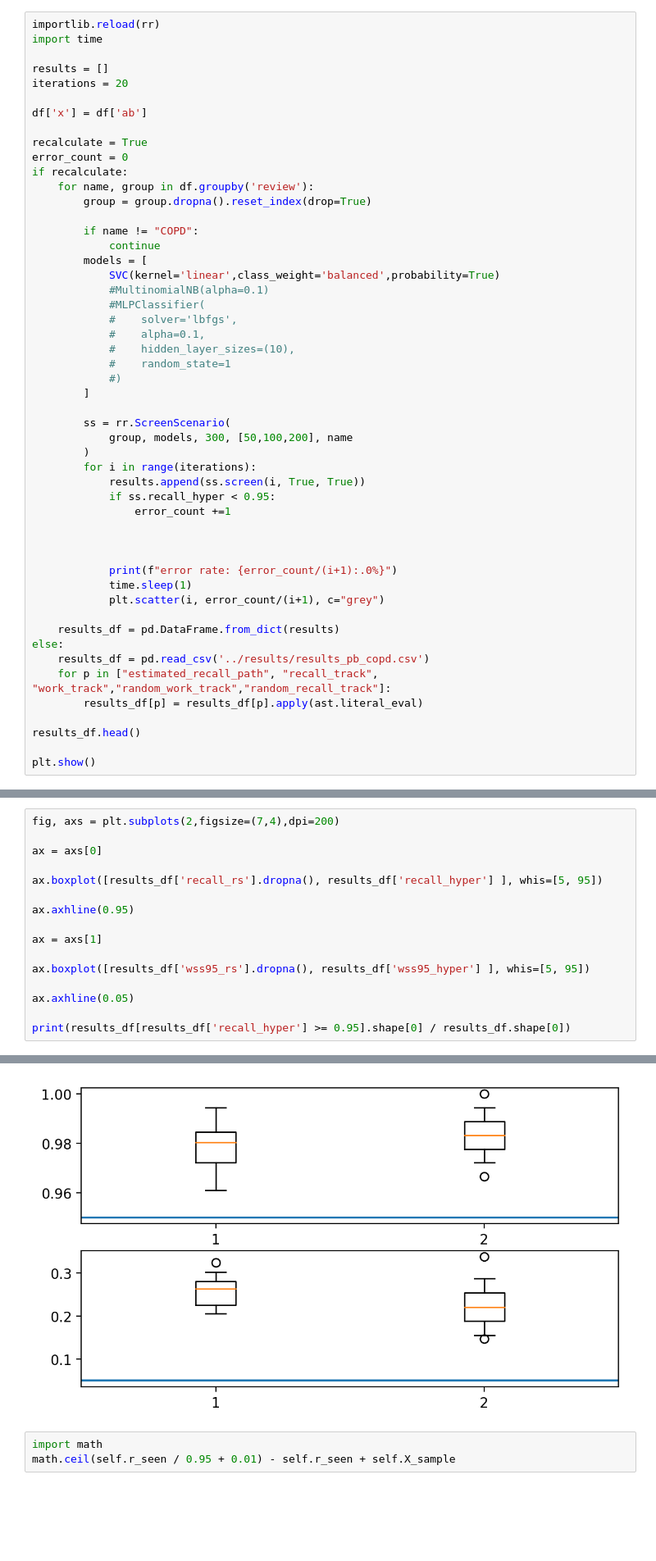
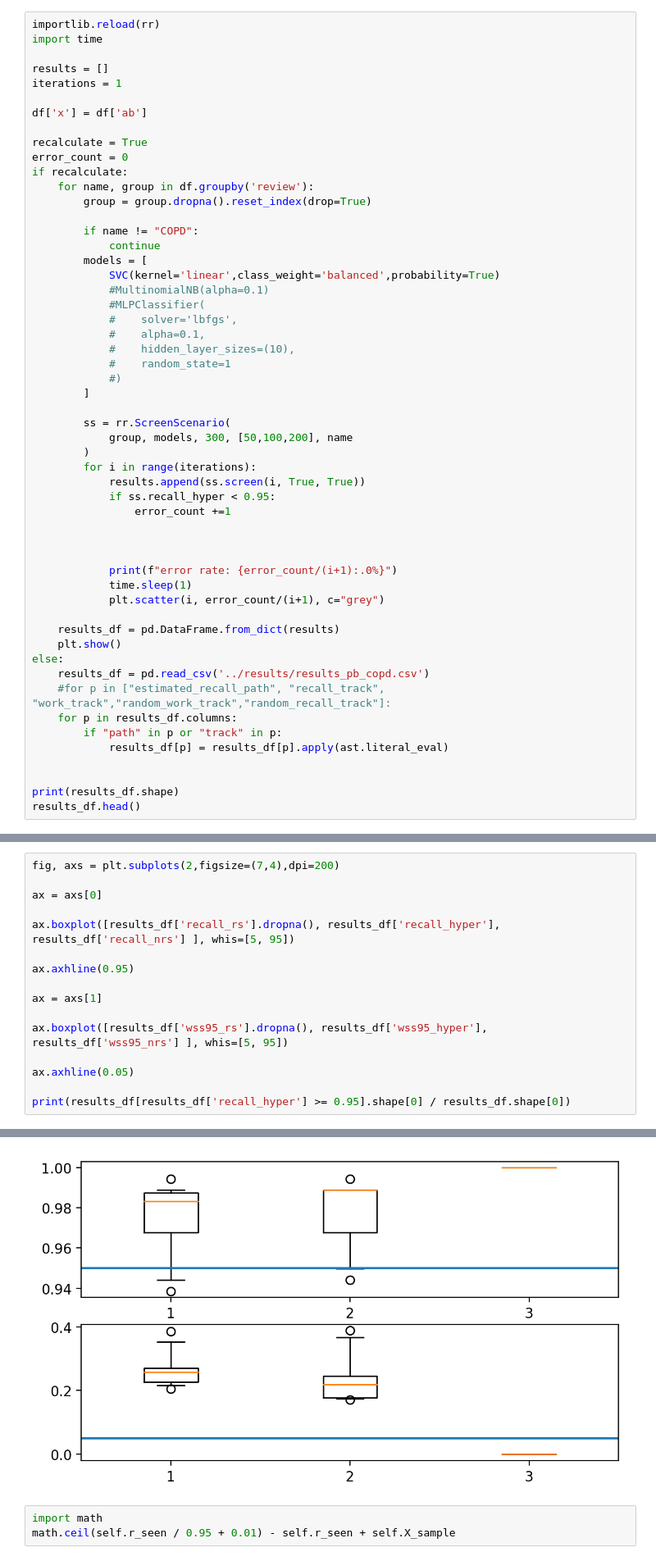
Before and after one commit to mcallaghan/rapid-screening, a Jupyter notebook: analysis/evaluate_pb.ipynb, the cells around one changed output, grey strips where cells are left out. Shown at 82% size. Drawn from its saved outputs; the diff is of its cells as text; blank space fills up the shorter version.

```diff
--- a/analysis/evaluate_pb.ipynb
+++ b/analysis/evaluate_pb.ipynb
@@ -95,7 +95,7 @@ importlib.reload(rr)
 import time
 
 results = []
-iterations = 20
+iterations = 1
 
 df['x'] = df['ab']
 
@@ -133,12 +133,15 @@ if recalculate:
             plt.scatter(i, error_count/(i+1), c="grey")
 
     results_df = pd.DataFrame.from_dict(results)
+    plt.show()
 else:
     results_df = pd.read_csv('../results/results_pb_copd.csv')
-    for p in ["estimated_recall_path", "recall_track", "work_track","random_work_track","random_recall_track"]:
-        results_df[p] = results_df[p].apply(ast.literal_eval)
+    #for p in ["estimated_recall_path", "recall_track", "work_track","random_work_track","random_recall_track"]:
+    for p in results_df.columns:
+        if "path" in p or "track" in p:
+            results_df[p] = results_df[p].apply(ast.literal_eval)
 
+
+print(results_df.shape)
 results_df.head()
-
-plt.show()
 # %% [output]
@@ -190,13 +202,13 @@ fig, axs = plt.subplots(2,figsize=(7,4),dpi=200)
 
 ax = axs[0]
 
-ax.boxplot([results_df['recall_rs'].dropna(), results_df['recall_hyper'] ], whis=[5, 95])
+ax.boxplot([results_df['recall_rs'].dropna(), results_df['recall_hyper'], results_df['recall_nrs'] ], whis=[5, 95])
 
 ax.axhline(0.95)
 
 ax = axs[1]
 
-ax.boxplot([results_df['wss95_rs'].dropna(), results_df['wss95_hyper'] ], whis=[5, 95])
+ax.boxplot([results_df['wss95_rs'].dropna(), results_df['wss95_hyper'], results_df['wss95_nrs'] ], whis=[5, 95])
 
 ax.axhline(0.05)
 
@@ -206,4 +218,4 @@ print(results_df[results_df['recall_hyper'] >= 0.95].shape[0] / results_df.shape
-[figure, old version]
+[figure, new version]
 # %%
 import math
 math.ceil(self.r_seen / 0.95 + 0.01) - self.r_seen + self.X_sample
```
Also changed, not shown: parts of 7 cells of this notebook, 2 other files.
